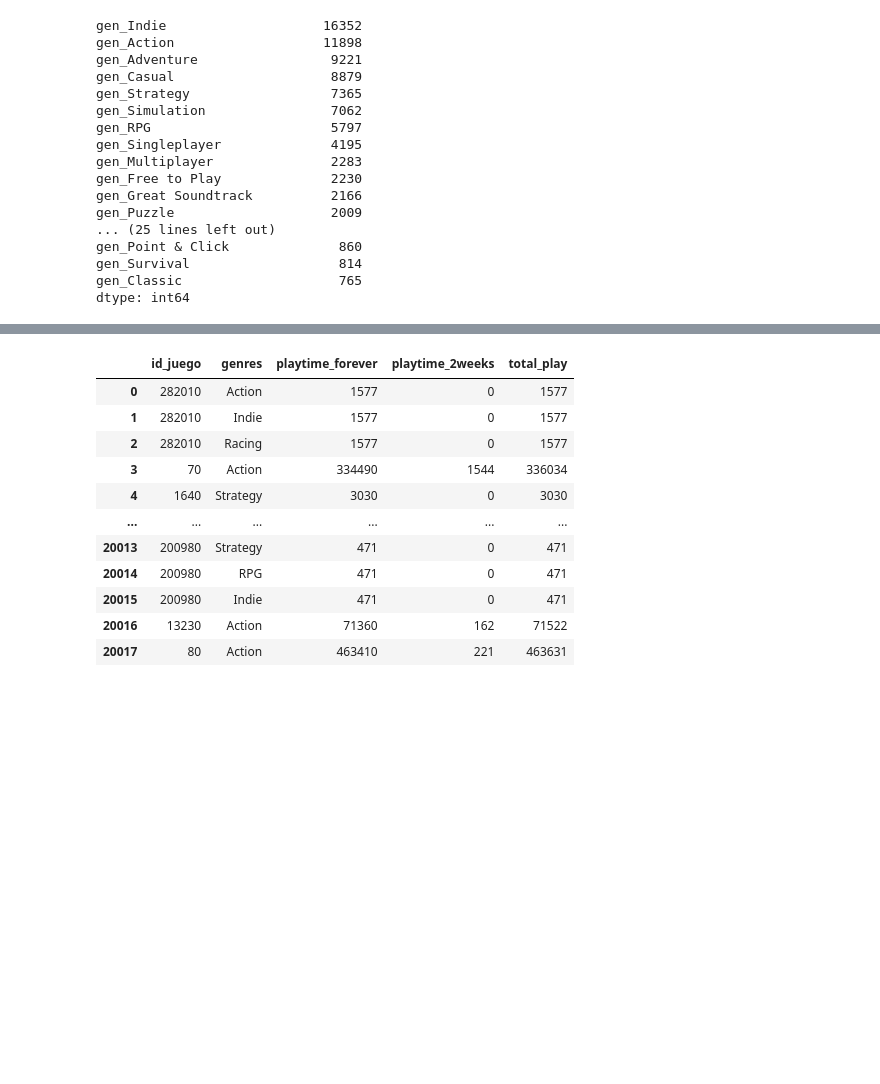
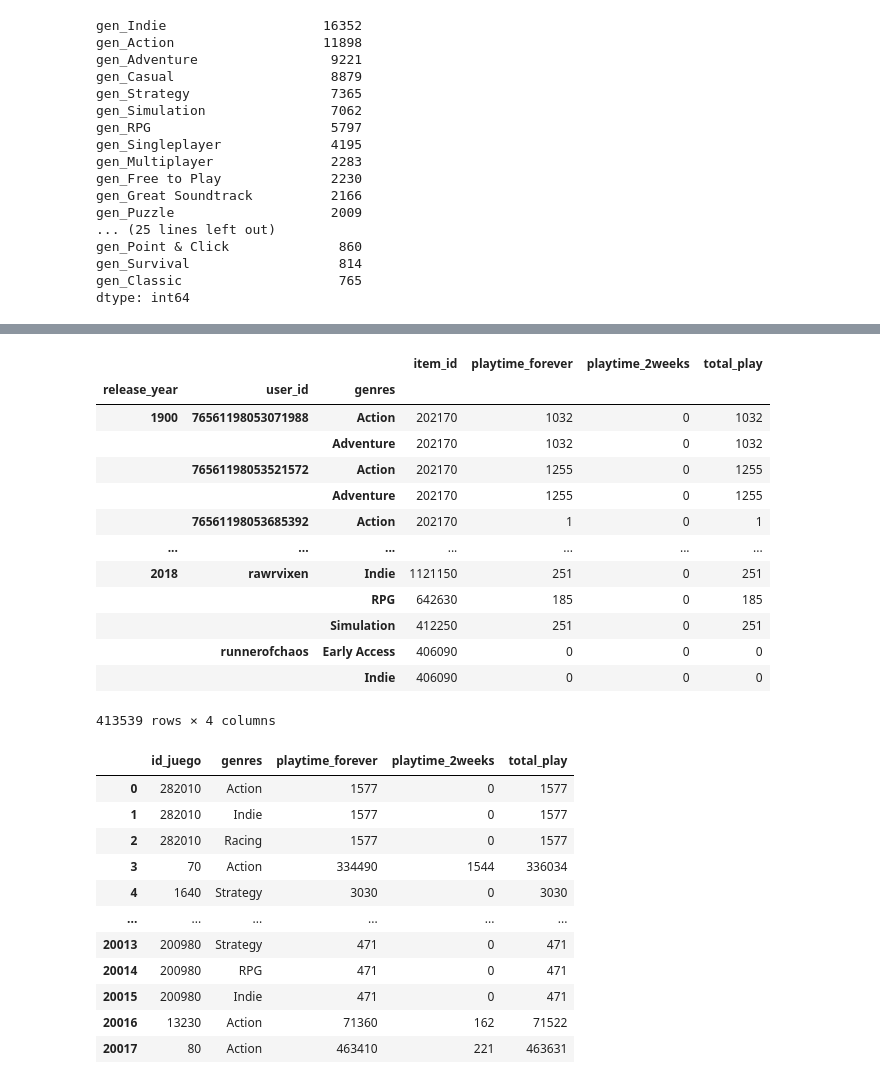
Before and after one commit to javierbengolea/PI_ML_OPS, a Jupyter notebook: main.ipynb, the cells around one changed output, grey strips where cells are left out. Drawn from its saved outputs; the diff is of its cells as text; code cells hidden in the pictures; blank space fills up the shorter version.

```diff
--- a/main.ipynb
+++ b/main.ipynb
@@ -371,0 +388,3 @@ if filter_games_df is not None and not filter_games_df.empty:
+# %%
+stats = pd.read_csv('df_games_stats_user.csv')
+pd.merge(stats, df_games.genres.explode().rename_axis('id_juego'), left_on='item_id', right_on='id_juego').groupby(['user_id', 'genres']).sum()
@@ -372,3 +422,22 @@ if filter_games_df is not None and not filter_games_df.empty:
+# %%
+genero_año = pd.merge(df_games[ 'genres'].explode(), df_games[ 'release_year'].explode(), left_on='id', right_on='id')
+# %%
+pd.merge(stats, genero_año, left_on='item_id', right_on='id').groupby(['release_year','user_id', 'genres']).sum(['playtime_forever'])
+# %% [output]
+|  |  |  | item_id | playtime_forever | playtime_2weeks | total_play |
+| release_year | user_id | genres |  |  |  |  |
+| 1900 | 76561198053071988 | Action | 202170 | 1032 | 0 | 1032 |
+|  |  | Adventure | 202170 | 1032 | 0 | 1032 |
+|  | 76561198053521572 | Action | 202170 | 1255 | 0 | 1255 |
+|  |  | Adventure | 202170 | 1255 | 0 | 1255 |
+|  | 76561198053685392 | Action | 202170 | 1 | 0 | 1 |
+| ... | ... | ... | ... | ... | ... | ... |
+| 2018 | rawrvixen | Indie | 1121150 | 251 | 0 | 251 |
+|  |  | RPG | 642630 | 185 | 0 | 185 |
+|  |  | Simulation | 412250 | 251 | 0 | 251 |
+|  | runnerofchaos | Early Access | 406090 | 0 | 0 | 0 |
+|  |  | Indie | 406090 | 0 | 0 | 0 |
+413539 rows × 4 columns
 # %%
 df_juego_genero = pd.DataFrame(juego_genero)
 
```
Also changed, not shown: parts of 12 cells of this notebook, 4 other files.
